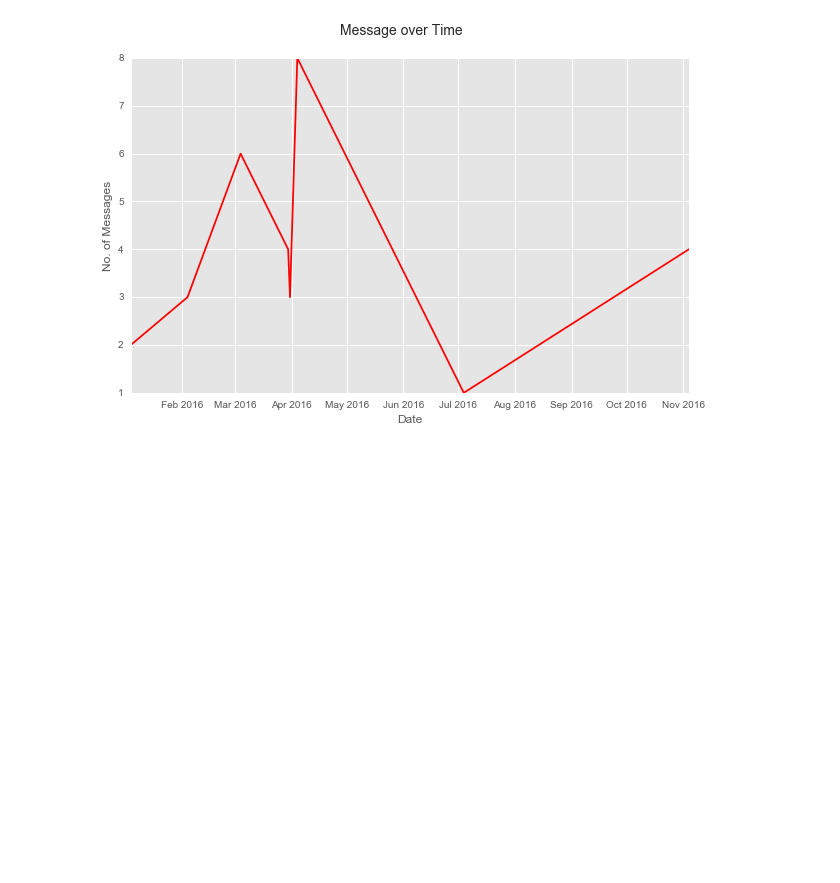
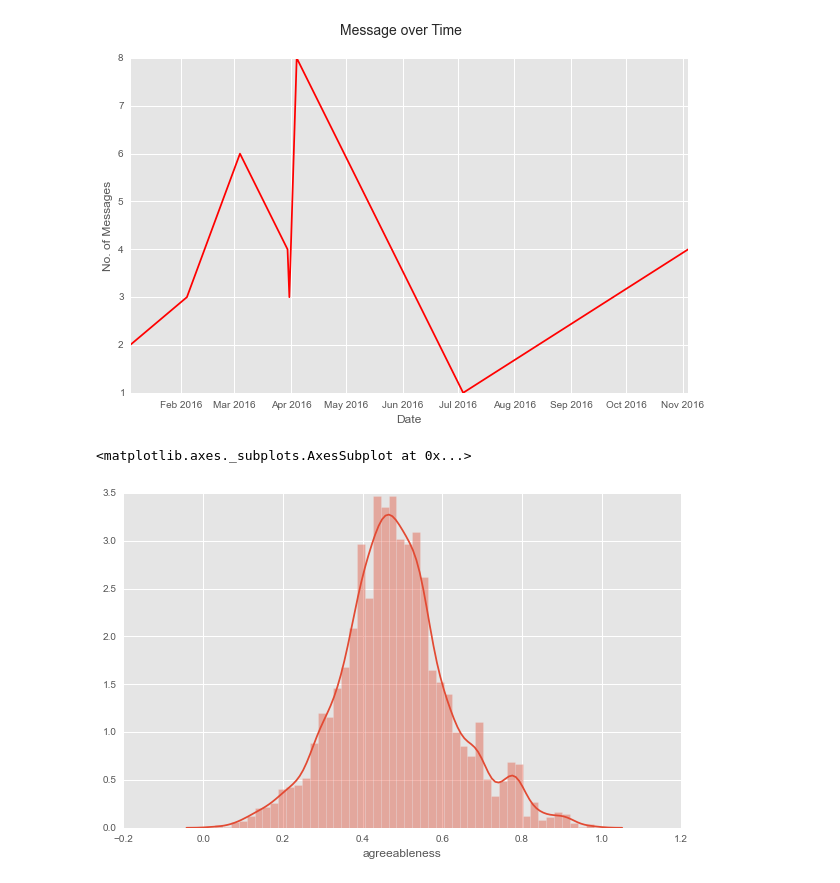
Before and after one commit to JaredChung/DSI_Assignment, a Jupyter notebook: D-Matrix_Notebook.ipynb, the cells around one changed output. Drawn from its saved outputs; the diff is of its cells as text; code cells hidden in the pictures; blank space fills up the shorter version.

```diff
--- a/D-Matrix_Notebook.ipynb
+++ b/D-Matrix_Notebook.ipynb
@@ -412,2 +419,2 @@ data2 = pd.read_csv("Final_Merged_Output2.csv")#, parse_dates=['ts'])
 # %%
-data2['ts'] = pd.to_datetime(data2.ts)
+data2['ts'] = pd.to_datetime(data2['ts'],unit='s')
@@ -455,3 +445,10 @@ ax.set_xlabel("Date")
 # %% [output]
 <matplotlib.text.Text at 0x...>
 [figure]
+# %%
+fig, ax = plt.subplots(figsize=(10,6))
+
+sns.distplot(data2.agreeableness)
+# %% [output]
+<matplotlib.axes._subplots.AxesSubplot at 0x...>
+[figure, added]
```
Also changed, not shown: parts of 19 cells of this notebook.
